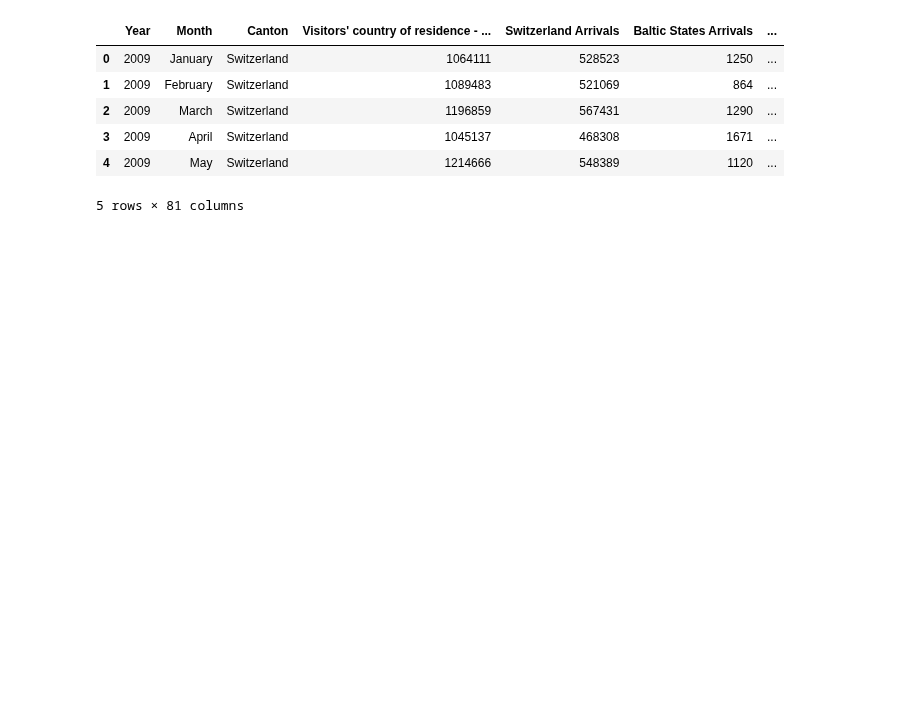
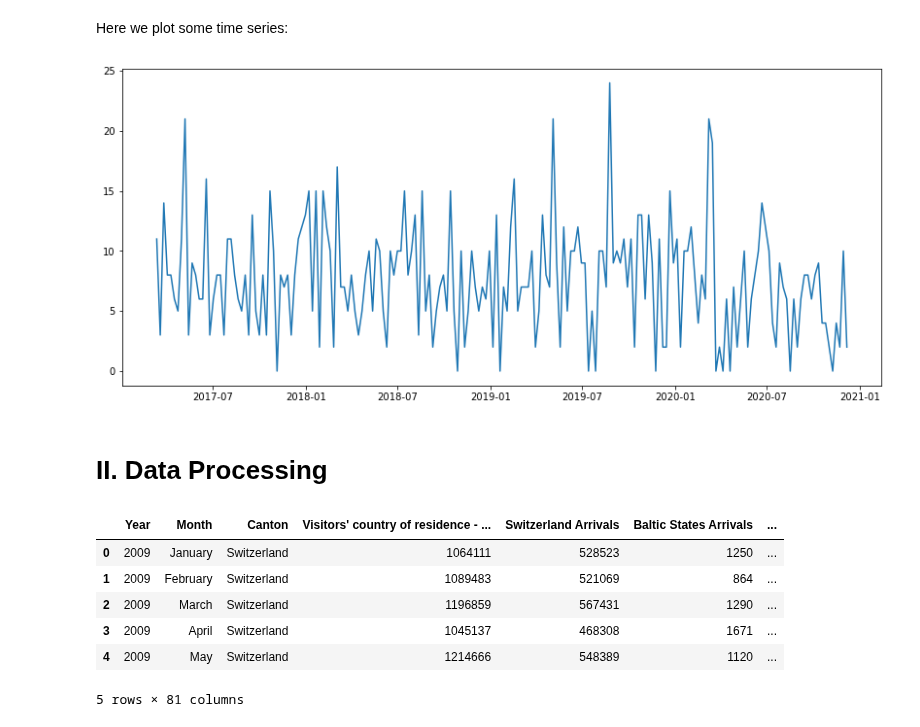
Before and after one commit to naayem/SwissHotelArrivalsPredictor, a Jupyter notebook: Project.ipynb, the cells around one changed output. Drawn from its saved outputs; the diff is of its cells as text; code cells hidden in the pictures; blank space fills up the shorter version.

Commit message:
Added cleaned trend acquisition code. Added text.txt in data where I added text from commercial website to travel to switzerland.

```diff
--- a/Project.ipynb
+++ b/Project.ipynb
@@ -14,0 +105,4 @@ ModuleNotFoundError: No module named 'folium'
+# %%
+kw_list = ["swiss " + word for word in list(word_count_df.index[2:20])]
+kw_list = ["Hotel Switzerland","travel Switzerland", "Visit Switzerland", "lake Switzerland", "Geneva"]
+kw_list = ["Vacation Switzerland","Flight Switzerland", "Booking Switzerland", "Visit Zurich", "Visit Geneva"]
@@ -14,0 +125,10 @@ ModuleNotFoundError: No module named 'folium'
+# %%
+kw_dict = {}
+countries = ["US", "FR", "DE", "JP", "CH"]
+for country in countries:
+    kw_list_coutry = []
+    for kw in kw_list:
+        kw_list_coutry.append( translator.translate(kw,lang_tgt=lang_dict[country]) )
+    kw_dict[country] = kw_list_coutry
+    print(kw_dict[country])
+print(kw_dict)
@@ -14,0 +148,11 @@ ModuleNotFoundError: No module named 'folium'
+# %%
+#This is the how we get the google trends time series by language
+#and country.
+pytrends = TrendReq(hl="en-US", tz=360)
+
+#So this is how we get the language and country parameter in our
+#automated process.
+countries = ["US", "FR", "DE", "JP", "CH"]
+for country in countries:
+    lc=lang_dict[country]+"-"+country
+    print(lc)
@@ -14,0 +165,10 @@ ModuleNotFoundError: No module named 'folium'
+# %%
+#Here is how we get into a DF the GT time series by country with its respective
+#most spoken language
+dfs = {}
+countries = ["US", "FR", "DE", "JP", "CH"]
+for country in countries:
+    lc=lang_dict[country]+"-"+country
+    pytrends = TrendReq(hl=lc, tz=360)
+    pytrends.build_payload(kw_dict[country], cat=0, timeframe='today 5-y', geo=country, gprop='')
+    dfs[country] = pytrends.interest_over_time()
@@ -15,3 +195,17 @@ ModuleNotFoundError: No module named 'folium'
+# %% [markdown]
+Here we plot some time series:
+# %%
+fig = plt.figure(figsize=(14,6))
+#plt.plot(dfs["US"].index[-196:], dfs["US"][kw_dict["US"][1]][-196:])
+plt.plot(dfs["DE"].index[-196:], dfs["DE"][kw_dict["DE"][1]][-196:])
+#plt.plot(dfs["FR"].index[-196:], dfs["FR"][kw_dict["FR"][1]][-196:])
+#plt.plot(dfs["CH"].index[-196:], dfs["CH"][kw_dict["CH"][1]][-196:])
+plt.show()
+#plt.plot(dfs["DE"]["swiss mountain"])
+# %% [output]
+[figure, added]
+# %% [markdown]
+# II. Data Processing
 # %%
 # Loading the data (from Jan 2009 to December 2020)
 data = pd.read_csv('data/Tourism.csv', delimiter=';', header=1)
```
Also changed, not shown: parts of 42 cells of this notebook, 1 other file.
